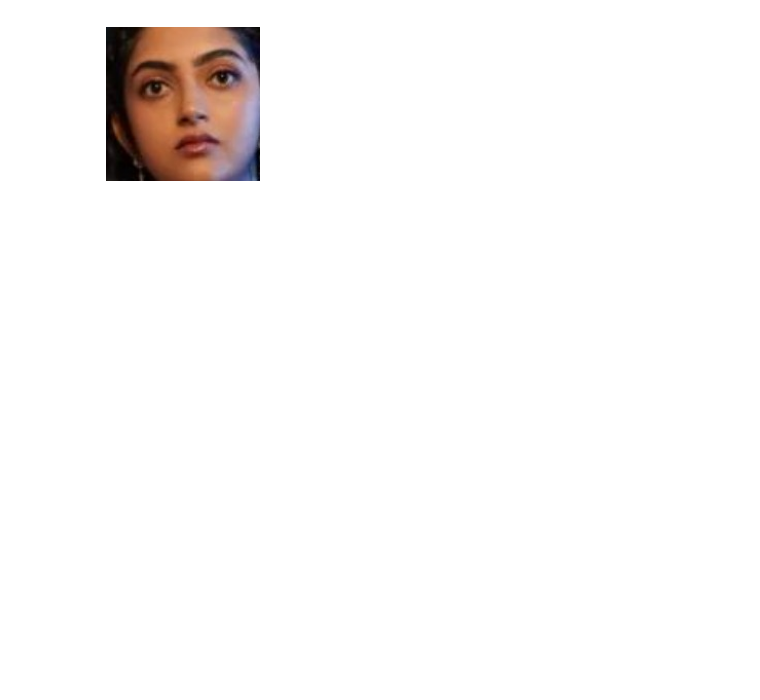
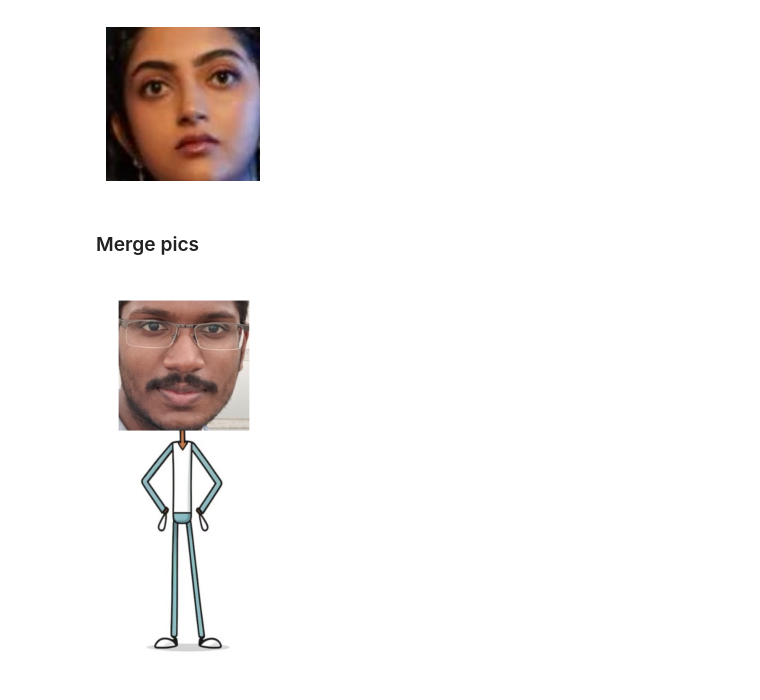
Before and after one commit to shankar24ds/stick_figure_creator, a Jupyter notebook: notebooks/face_extraction.ipynb, the cells around one changed output. Cells and saved outputs as stored; diff of their text form; code cells hidden in the pictures; blank space fills up the shorter version.

Commit message:
working stick figure creator

```diff
--- a/notebooks/face_extraction.ipynb
+++ b/notebooks/face_extraction.ipynb
@@ -5,25 +8,18 @@ import matplotlib.pyplot as plt
 # %%
-# Load the face detector from dlib
 detector = dlib.get_frontal_face_detector()
 
-# Read the image
-image_path = "/Users/shankar.selvaraj/Documents/personal/projects/stick_figure_creator/images/test_sag_3.jpeg"
+image_path = "/Users/shankar.selvaraj/Documents/personal/projects/stick_figure_creator/images/personal/test_sag_3.jpeg"
 image = cv2.imread(image_path)
 
-# Check if the image was loaded successfully
 if image is None:
     raise FileNotFoundError("Error: Image not found or could not be loaded.")
 
-# Convert the image from BGR to RGB
 image_rgb = cv2.cvtColor(image, cv2.COLOR_BGR2RGB)
 
-# Convert the image to grayscale (dlib uses RGB but we can also use grayscale)
 gray_image = cv2.cvtColor(image, cv2.COLOR_BGR2GRAY)
 
-# Detect faces in the image
 faces = detector(gray_image)
 
-# Handle face detection results
 num_faces = len(faces)
 
 if num_faces == 0:
@@ -33,14 +29,73 @@ elif num_faces > 1:
         f"Error: Multiple faces detected ({num_faces} found). Only one face is expected."
     )
 
-# If exactly one face is detected, extract and display it
 x, y, w, h = (faces[0].left(), faces[0].top(), faces[0].width(), faces[0].height())
 face = image_rgb[y : y + h, x : x + w]
 
-# Create a figure to display the face
 plt.figure(figsize=(2, 2))
 plt.imshow(face)
 plt.axis("off")
 plt.show()
 # %% [output]
 [figure]
+# %% [markdown]
+### Merge pics
+# %%
+detector = dlib.get_frontal_face_detector()
+
+
+def detect_face(image_path):
+    image = cv2.imread(image_path)
+    if image is None:
+        raise FileNotFoundError("Error: Image not found or could not be loaded.")
+
+    image_rgb = cv2.cvtColor(image, cv2.COLOR_BGR2RGB)
+    gray_image = cv2.cvtColor(image, cv2.COLOR_BGR2GRAY)
+
+    faces = detector(gray_image)
+    if len(faces) == 0:
+        raise ValueError("Error: No faces detected in the image.")
+    elif len(faces) > 1:
+        raise ValueError(
+            f"Error: Multiple faces detected ({len(faces)} found). Only one face is expected."
+        )
+
+    x, y, w, h = (faces[0].left(), faces[0].top(), faces[0].width(), faces[0].height())
+    face = image_rgb[y : y + h, x : x + w]
+    return face
+
+
+face_image_path = "/Users/shankar.selvaraj/Documents/personal/projects/stick_figure_creator/images/personal/test_mad.jpeg"
+stick_figure_image_path = "/Users/shankar.selvaraj/Documents/personal/projects/stick_figure_creator/images/stick_figures/test_stick_3.jpeg"
+
+face_image = detect_face(face_image_path)
+
+stick_figure_image = cv2.imread(stick_figure_image_path)
+if stick_figure_image is None:
+    raise FileNotFoundError("Error: Second image not found or could not be loaded.")
+
+stick_figure_image_rgb = cv2.cvtColor(stick_figure_image, cv2.COLOR_BGR2RGB)
+
+stick_figure_image_resized = cv2.resize(
+    stick_figure_image_rgb, (face_image.shape[1], stick_figure_image_rgb.shape[0])
+)
+
+combined_image = np.vstack((face_image, stick_figure_image_resized))
+
+canvas_height = combined_image.shape[0] + 50
+canvas_width = combined_image.shape[1] + 50
+canvas = np.ones((canvas_height, canvas_width, 3), dtype=np.uint8) * 255
+
+y_offset = 25
+x_offset = (canvas.shape[1] - combined_image.shape[1]) // 2
+canvas[
+    y_offset : y_offset + combined_image.shape[0],
+    x_offset : x_offset + combined_image.shape[1],
+] = combined_image
+
+plt.figure(figsize=(3, 5))
+plt.imshow(canvas)
+plt.axis("off")
+plt.show()
+# %% [output]
+[figure, added]
```
Also changed, not shown: parts of 2 cells of this notebook, 10 other files.
